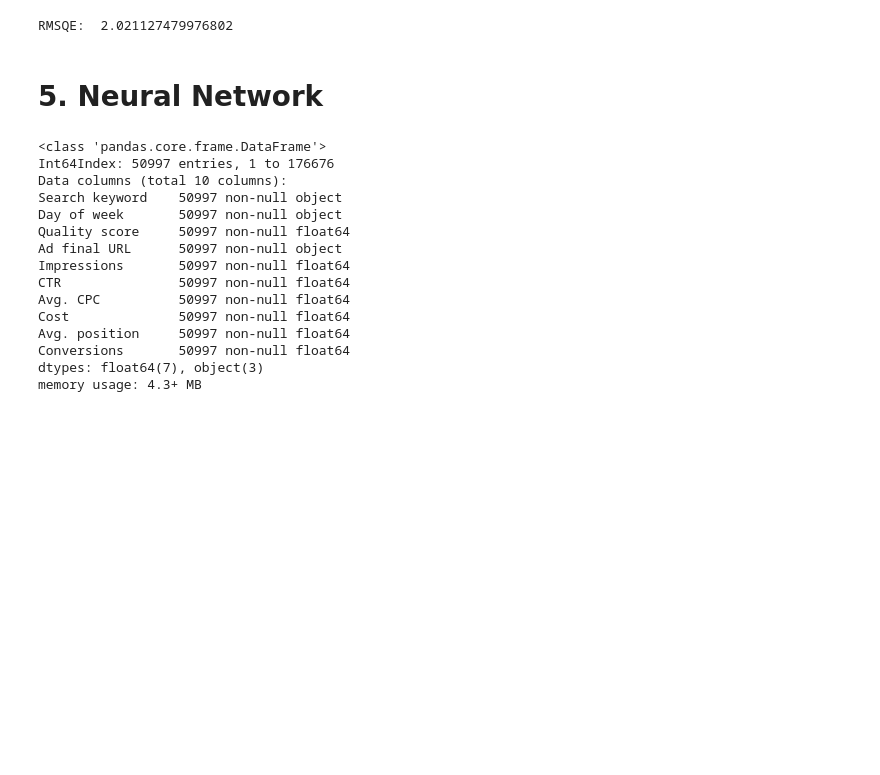
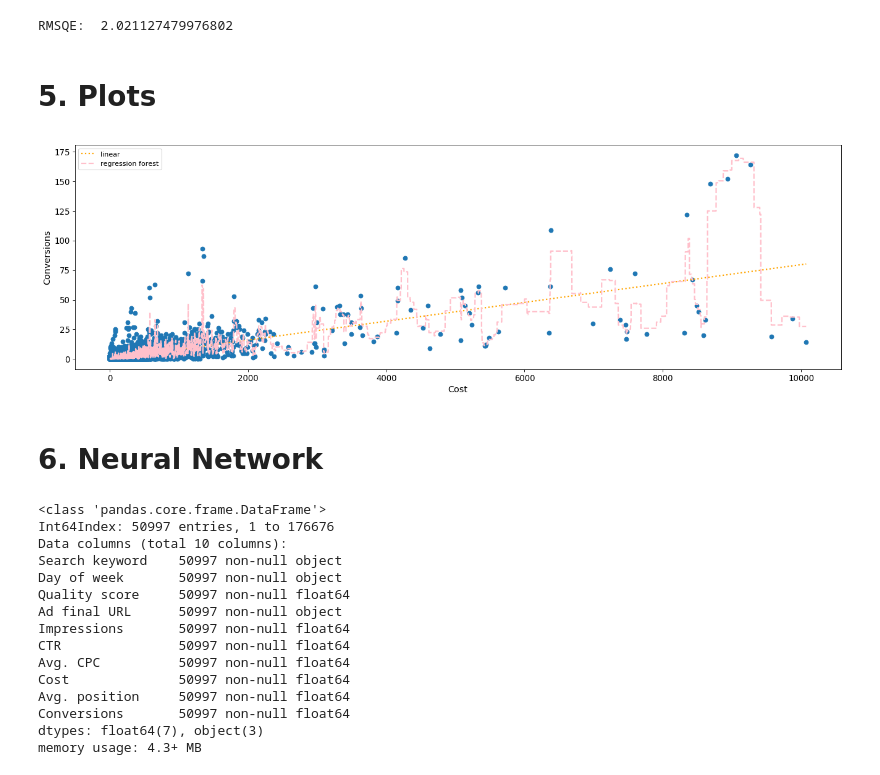
Before and after one commit to Markmey/Regression-models, a Jupyter notebook: ML - adwords data - feature importance on KW set- with fastai 20190417.ipynb, the cells around one changed output. Saved outputs shown, nothing was run; the diff lists cells and outputs as text; code cells hidden in the pictures; blank space fills up the shorter version.

```diff
--- a/ML - adwords data - feature importance on KW set- with fastai 20190417.ipynb
+++ b/ML - adwords data - feature importance on KW set- with fastai 20190417.ipynb
@@ -338,8 +338,42 @@ rmsqe = np.sqrt(mse)
 print("RMSQE: ", rmsqe)
 # %% [output]
 RMSQE:  2.021127479976802
+# %% [markdown]
+# 5. Plots
+# %%
+#for plotting
+
+X = X_train
+y = y_train
+
+X_fit = np.arange(X.min(), X.max(), 1)[:, np.newaxis]
+# %%
+#linear regression
+regr = LinearRegression()
+linr = regr.fit(X,y)
+# %%
+#RF
+rf = RandomForestRegressor (n_estimators=20, min_samples_split=2)
+regr_forest_fit = rf.fit(X, y)
+rf_predict = rf.predict(X_fit)
+# %%
+y_lin_fit = linr.predict(X_fit) #this is only to fit it on the graph with the others
+y_regressionforest_fit = regr_forest_fit.predict(X_fit) #preparing the regression FOREST data for the below plot.
+
+plt.figure(figsize=(20, 6), dpi=80)
+plt.scatter(X,y)
+
+plt.plot(X_fit, y_lin_fit, color='orange', label='linear', lw=2, linestyle=':')
+plt.plot(X_fit, y_regressionforest_fit, label='regression forest', color='pink', lw=2, linestyle='--')
+
+plt.xlabel('Cost')
+plt.ylabel('Conversions')
+plt.legend(loc='upper left')
+plt.show()
+# %% [output]
+[figure, added]
 # %% [markdown]
-# 5. Neural Network
+# 6. Neural Network
 # %%
 df.info()
 # %% [output]
```
Also changed, not shown: parts of 4 cells of this notebook.
